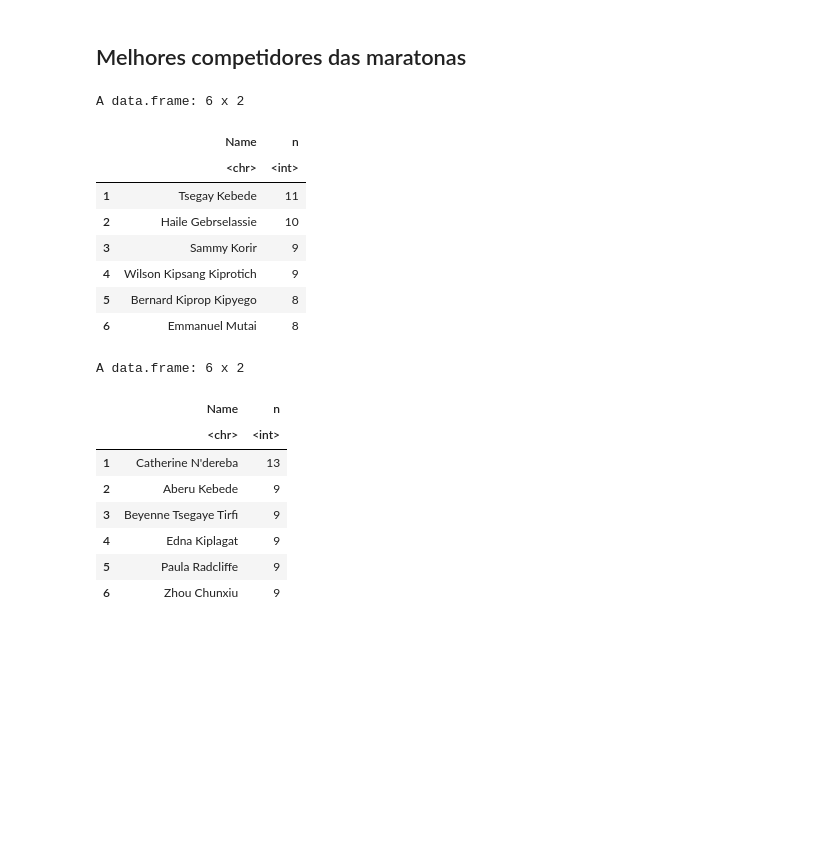
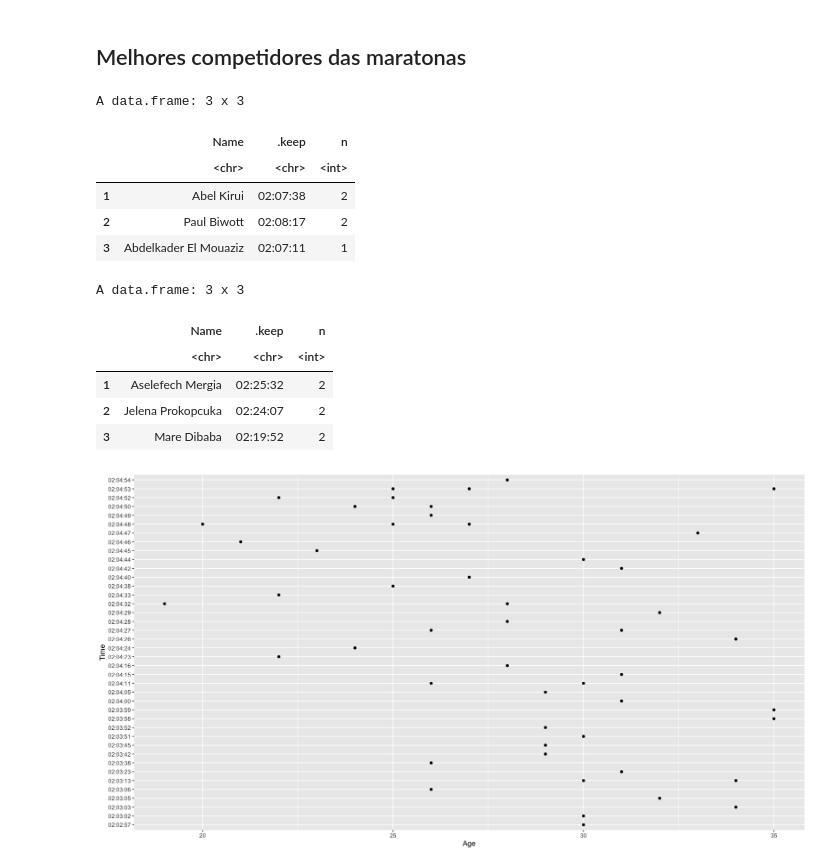
Before and after one commit to TomasLira/Sprint-and-Marathon-analysis, a Jupyter notebook: ExploratoryAnalysisRunners.ipynb, the cells around one changed output. Drawn from its saved outputs; the diff is of its cells as text; code cells hidden in the pictures; blank space fills up the shorter version.

```diff
--- a/ExploratoryAnalysisRunners.ipynb
+++ b/ExploratoryAnalysisRunners.ipynb
@@ -282,17 +282,14 @@ A data.frame: 6 x 2
 # %%
 head(
 runners_men |>
 filter(Event == "Marathon") |>
 filter(Place == 1 | Place == 2 | Place == 3) |>
-count(Name,sort = TRUE)
-)
+count(Name,sort = TRUE, .keep = Time)
+,3)
 # %% [output]
-A data.frame: 6 x 2
+A data.frame: 3 x 3
-|  | Name | n |
-|  | <chr> | <int> |
-| 1 | Tsegay Kebede | 11 |
-| 2 | Haile Gebrselassie | 10 |
-| 3 | Sammy Korir | 9 |
-| 4 | Wilson Kipsang Kiprotich | 9 |
-| 5 | Bernard Kiprop Kipyego | 8 |
-| 6 | Emmanuel Mutai | 8 |
+|  | Name | .keep | n |
+|  | <chr> | <chr> | <int> |
+| 1 | Abel Kirui | 02:07:38 | 2 |
+| 2 | Paul Biwott | 02:08:17 | 2 |
+| 3 | Abdelkader El Mouaziz | 02:07:11 | 1 |
@@ -301,15 +300,22 @@ head(
 runners_women |>
 filter(Event == "Marathon") |>
 filter(Place == 1 | Place == 2 | Place == 3) |>
-count(Name,sort = TRUE)
-)
+count(Name,sort = TRUE, .keep = Time)
+,3)
 # %% [output]
-A data.frame: 6 x 2
+A data.frame: 3 x 3
-|  | Name | n |
-|  | <chr> | <int> |
-| 1 | Catherine N'dereba | 13 |
-| 2 | Aberu Kebede | 9 |
-| 3 | Beyenne Tsegaye Tirfi | 9 |
-| 4 | Edna Kiplagat | 9 |
-| 5 | Paula Radcliffe | 9 |
-| 6 | Zhou Chunxiu | 9 |
+|  | Name | .keep | n |
+|  | <chr> | <chr> | <int> |
+| 1 | Aselefech Mergia | 02:25:32 | 2 |
+| 2 | Jelena Prokopcuka | 02:24:07 | 2 |
+| 3 | Mare Dibaba | 02:19:52 | 2 |
+# %%
+fastest_time_marathon_men <- runners_men |>
+filter(Event == "Marathon") |>
+arrange(Time)
+top_50_fastest_time_marathon_men <- head(fastest_time_marathon_men,50)
+
+ggplot(data = top_50_fastest_time_marathon_men, mapping = aes(x = Age, Time)) + geom_point(mapping = aes(group = Name))+
+scale_x_continuous(breaks = seq(20,40,5))
+# %% [output]
+[figure, added]
```
Also changed, not shown: parts of 4 cells of this notebook.
